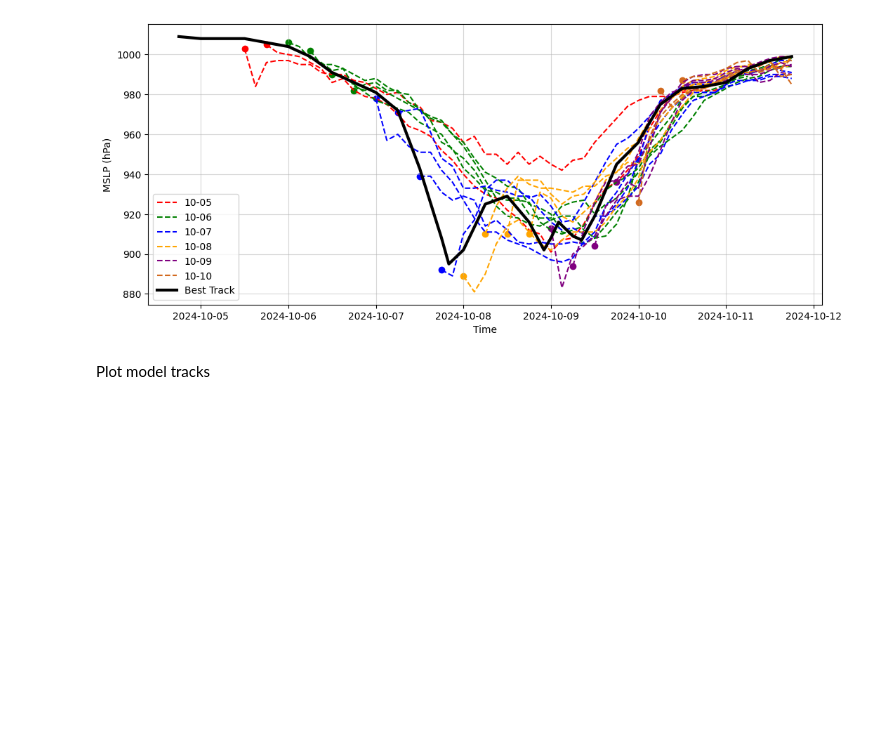
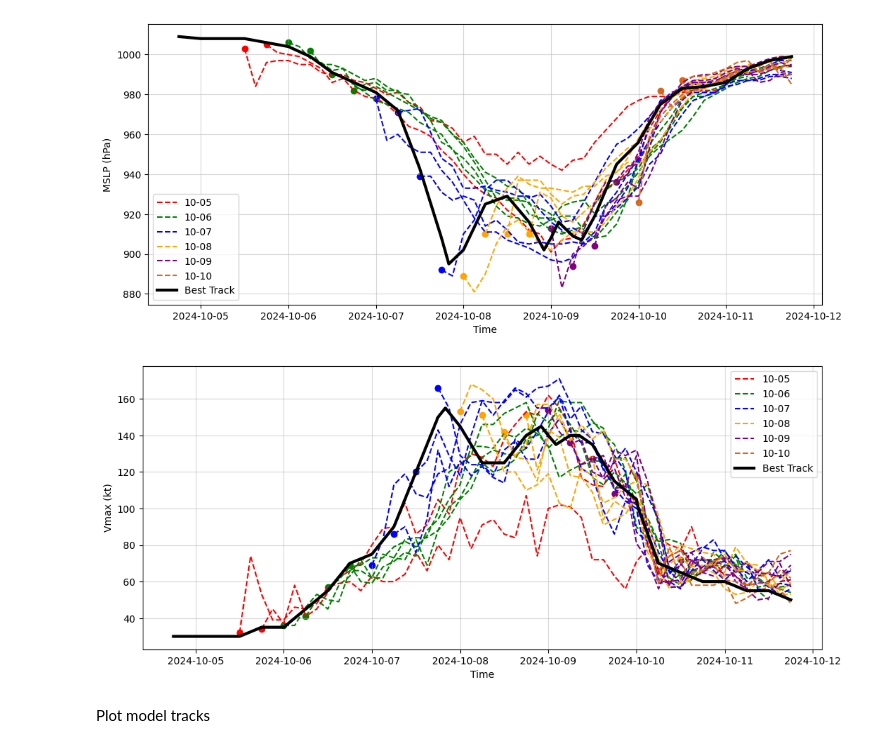
Before and after one commit to SeanBarnier/HAFS_Air-Sea, a Jupyter notebook: HAFSA_Atmosphere.ipynb, the cells around one changed output. Cells and saved outputs as stored; diff of their text form; code cells hidden in the pictures; blank space fills up the shorter version.

Commit message:
Added figure for vmax.

```diff
--- a/HAFSA_Atmosphere.ipynb
+++ b/HAFSA_Atmosphere.ipynb
@@ -120,6 +82,7 @@ cols = ["BASIN", "CY", "YYYYMMDDHH", "TECHNUM/MIN", "TECH", "TAU", "LatN/S", "Lo
 # %%
 stormFiles = []
 stormMSLP = {} #Stores pressure along TC track for all forecast hours
+stormVmax=  {}
 stormLat = {}
 stormLon = {}
 
@@ -138,7 +101,7 @@ for init, fhourList in fcastTimes.items():
 
   !wget -O {stormFile} {stormURL}
   stormData = pd.read_csv(stormFile, names=cols)
-  if len(stormData.TAU)==0: continue #ATCF file doesn't exist
+  if len(stormData)==0: continue #ATCF file doesn't exist
 
   #for row in stormData.iloc:
   for fHour in fhourList:
@@ -148,9 +111,9 @@ for init, fhourList in fcastTimes.items():
 
     if runStr not in stormMSLP.keys(): stormMSLP[runStr] = {}
     stormMSLP[runStr][validDT] = valid.MSLP
+    if runStr not in stormVmax.keys(): stormVmax[runStr] = {}
+    stormVmax[runStr][validDT] = valid.VMAX
     if runStr not in stormLat.keys(): stormLat[runStr] = {}
     stormLat[runStr][validDT] = float(valid["LatN/S"][0:4])/10 #Lat and lon are in tenths of a degree
     if runStr not in stormLon.keys(): stormLon[runStr] = {}
     stormLon[runStr][validDT] = float(valid["LonE/W"][0:5])/-10 #Lat and lon are in tenths of a degree. Western hemisphere assumed.
-
-    #!rm {stormFile}
@@ -213,6 +146,31 @@ mslpAx.legend()
 mslpFig.savefig(filepath + "/mslp_allRuns.png")
 # %% [output]
 [figure]
+# %%
+stormStartVmaxs = [list(stormVmax[key].values())[0] for key in stormVmax.keys()]
+
+cols = {5:"red", 6:"green", 7:"blue", 8:"orange", 9:"purple", 10:"chocolate"}
+doneDays = []
+
+mslpFig = plt.figure(figsize=(12, 5))
+mslpAx = mslpFig.add_axes([0.1,0.1,0.8,0.8])
+
+for run in stormVmax.keys():
+  mslpPlot = mslpAx.plot(stormVmax[run].keys(), stormVmax[run].values(), linestyle="--", color=cols[int(run[6:8])])
+  if run[6:8] not in doneDays: mslpPlot[0].set_label(f"10-{run[6:8]}")
+  doneDays.append(run[6:8])
+  mslpAx.scatter(list(stormVmax[run].keys())[0], list(stormVmax[run].values())[0], color=cols[int(run[6:8])])
+
+mslpAx.plot(btDates, tc.vmax, label="Best Track", color="black", linewidth=3)
+
+mslpAx.set_xlabel("Time")
+mslpAx.set_ylabel("Vmax (kt)")
+mslpAx.grid(alpha=0.5)
+mslpAx.legend()
+
+mslpFig.savefig(filepath + "/vmax_allRuns.png")
+# %% [output]
+[figure, added]
 # %% [markdown]
 Plot model tracks
 # %%
```
Also changed, not shown: parts of 7 cells of this notebook.
